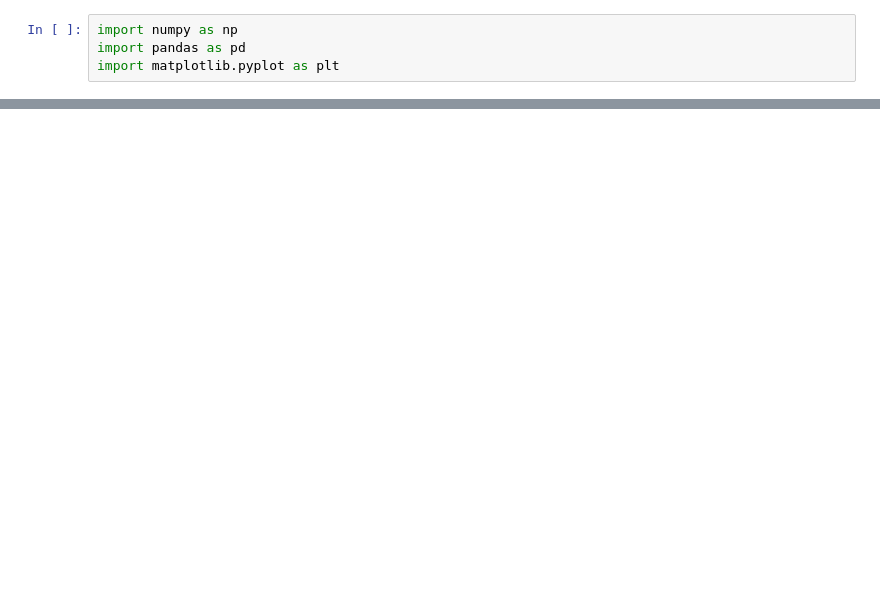
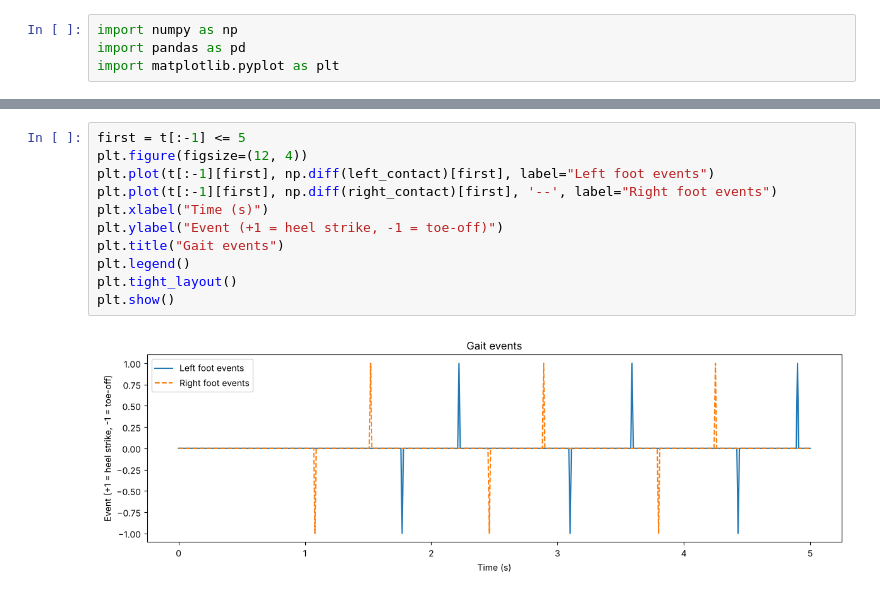
Before and after one commit to dguari1/AIforMovementScience, a Jupyter notebook: lectures/04.04a - Classification - Small datasets - part 1.ipynb, the cells around one changed output, grey strips where cells are left out. Drawn from its saved outputs; the diff is of its cells as text; blank space fills up the shorter version.

```diff
--- a/lectures/04.04a - Classification - Small datasets - part 1.ipynb
+++ b/lectures/04.04a - Classification - Small datasets - part 1.ipynb
@@ -234,0 +174,13 @@ cadence = 60 / (mean_step_time)
+# %%
+first = t[:-1] <= 5
+plt.figure(figsize=(12, 4))
+plt.plot(t[:-1][first], np.diff(left_contact)[first], label="Left foot events")
+plt.plot(t[:-1][first], np.diff(right_contact)[first], '--', label="Right foot events")
+plt.xlabel("Time (s)")
+plt.ylabel("Event (+1 = heel strike, -1 = toe-off)")
+plt.title("Gait events")
+plt.legend()
+plt.tight_layout()
+plt.show()
+# %% [output]
+[figure, added]
```
Also changed, not shown: parts of 40 cells of this notebook, 2 other files.
